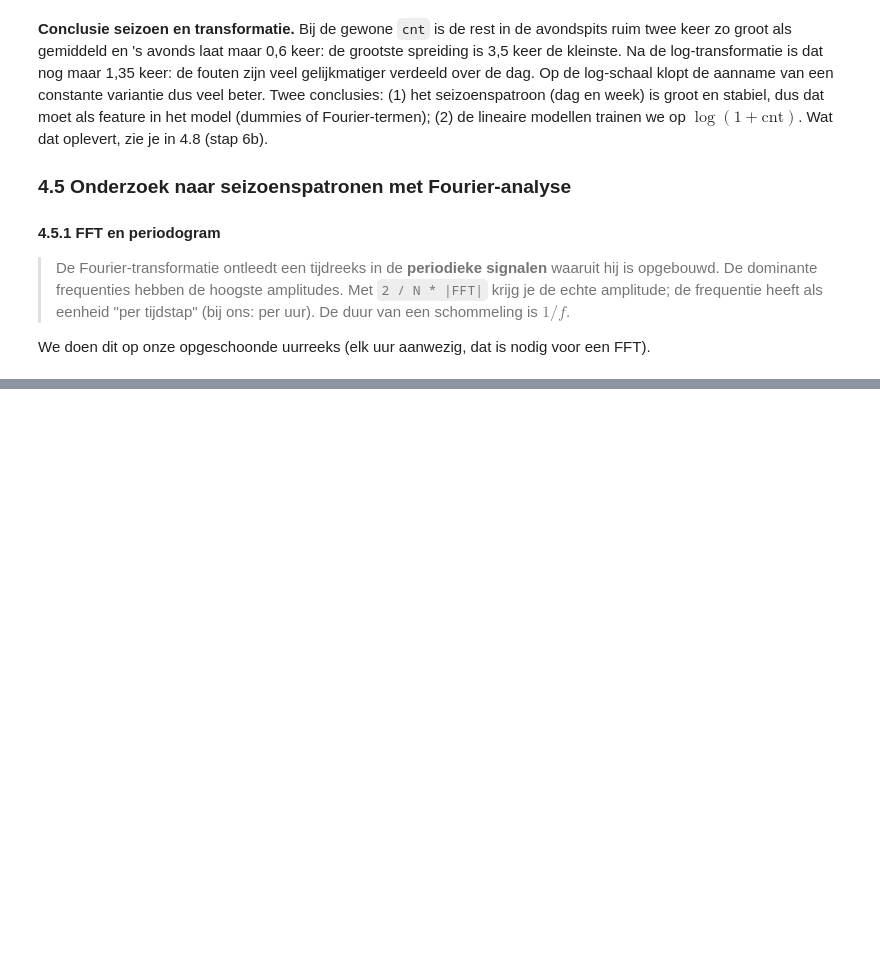
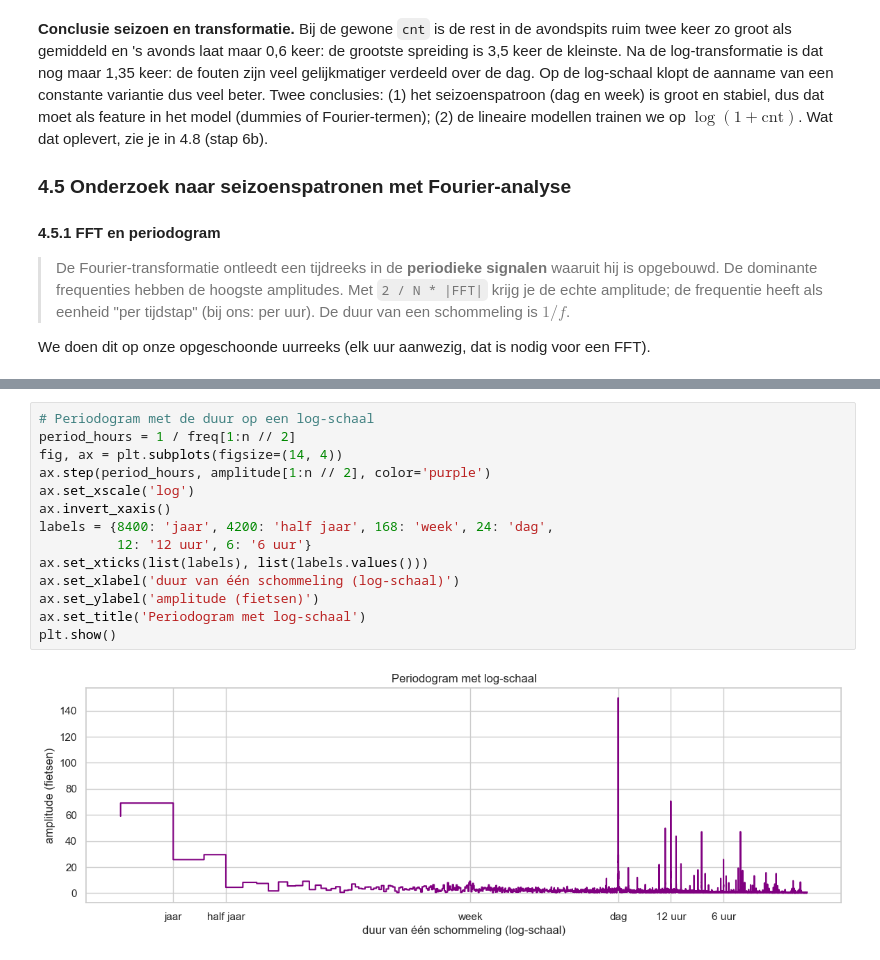
Before and after one commit to AlishaSR2k5/verhuuraantallen-voorspellen, a Jupyter notebook: notebook.ipynb, the cells around one changed output, grey strips where cells are left out. Saved outputs shown, nothing was run; the diff lists cells and outputs as text; blank space fills up the shorter version.

```diff
--- a/notebook.ipynb
+++ b/notebook.ipynb
@@ -1476,0 +1556,16 @@ FFT).
+# %%
+# Periodogram met de duur op een log-schaal
+period_hours = 1 / freq[1:n // 2]
+fig, ax = plt.subplots(figsize=(14, 4))
+ax.step(period_hours, amplitude[1:n // 2], color='purple')
+ax.set_xscale('log')
+ax.invert_xaxis()
+labels = {8400: 'jaar', 4200: 'half jaar', 168: 'week', 24: 'dag',
+          12: '12 uur', 6: '6 uur'}
+ax.set_xticks(list(labels), list(labels.values()))
+ax.set_xlabel('duur van één schommeling (log-schaal)')
+ax.set_ylabel('amplitude (fietsen)')
+ax.set_title('Periodogram met log-schaal')
+plt.show()
+# %% [output]
+[figure, added]
```
Also changed, not shown: parts of 6 cells of this notebook.
